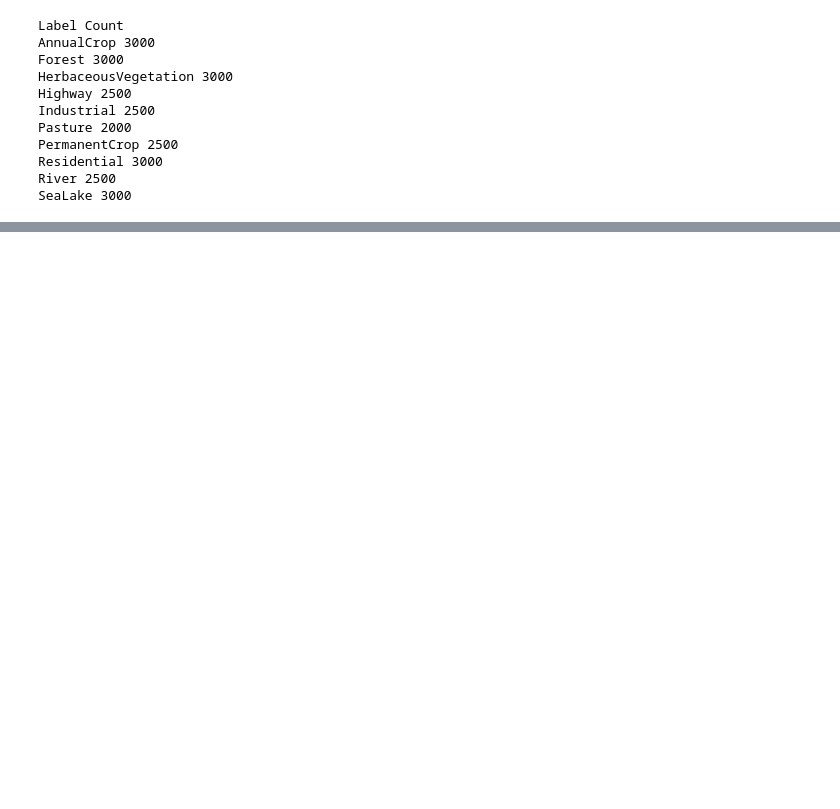
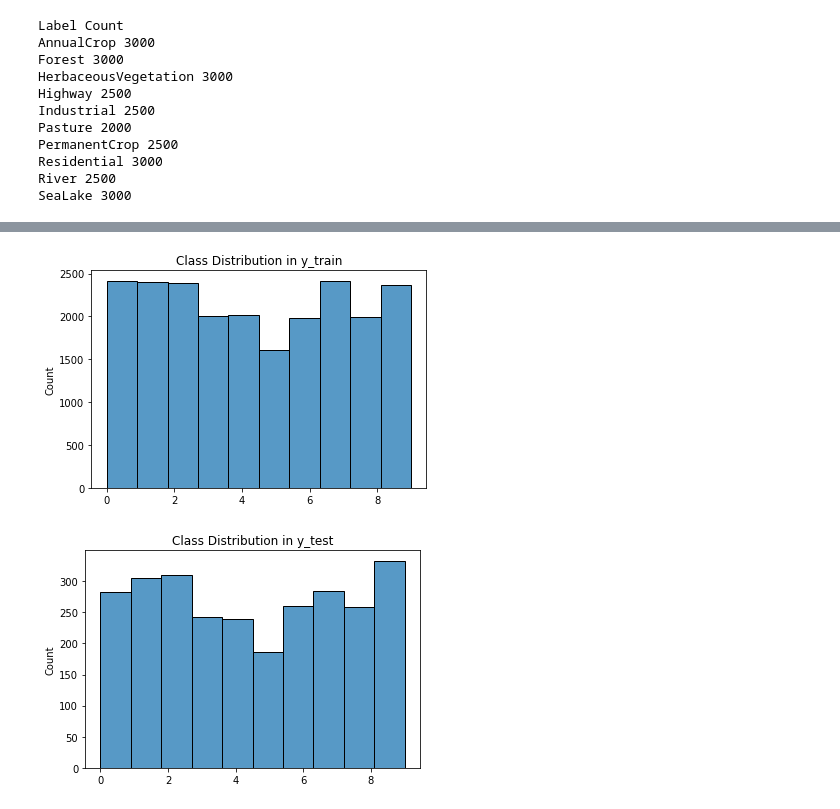
Before and after one commit to lucashoeft/Intelligent-Data-Analysis-2-Project, a Jupyter notebook: eurosat.ipynb, the cells around one changed output, grey strips where cells are left out. Drawn from its saved outputs; the diff is of its cells as text; code cells hidden in the pictures; blank space fills up the shorter version.

```diff
--- a/eurosat.ipynb
+++ b/eurosat.ipynb
@@ -111,0 +130,13 @@ SeaLake 3000
+# %%
+images = []
+labels = []
+
+for image in ds_numpy:
+    images.append(image['image'])
+    labels.append(image['label'])
+
+print(len(images))
+print(len(labels))
+
+images = np.array(images)
+labels = np.array(labels)
@@ -111,0 +146,9 @@ SeaLake 3000
+# %%
+from sklearn.model_selection import train_test_split
+
+X_train, X_test, y_train, y_test = train_test_split(images, labels, test_size=0.20, random_state=42)
+X_test, X_validation, y_test, y_validation = train_test_split(X_test, y_test, test_size=0.50, random_state=42)
+
+print(len(X_train))
+print(len(X_test))
+print(len(X_validation))
@@ -111,0 +273,9 @@ SeaLake 3000
+# %%
+sns.histplot(y_train, bins=10).set_title("Class Distribution in y_train")
+plt.show()
+
+sns.histplot(y_test, bins=10).set_title("Class Distribution in y_test")
+plt.show()
+# %% [output]
+[figure, added]
+[figure, added]
```
Also changed, not shown: parts of 23 cells of this notebook.
